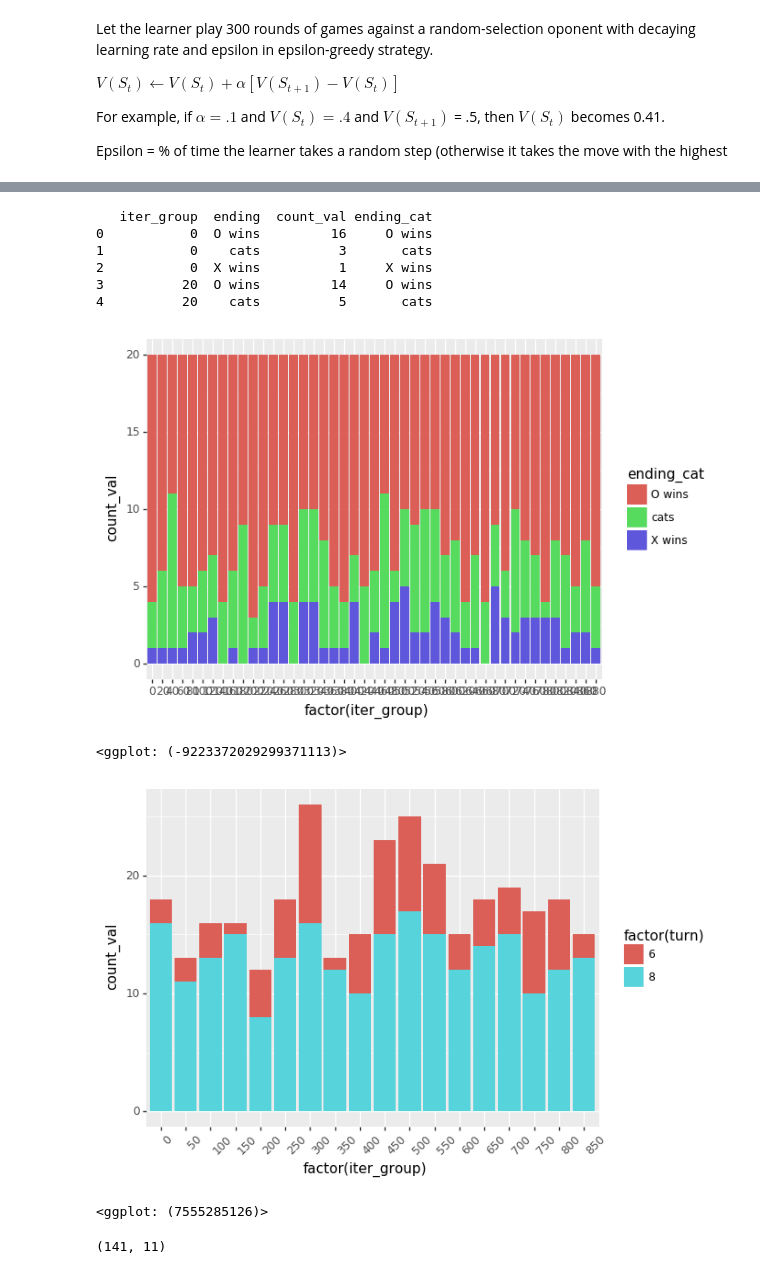
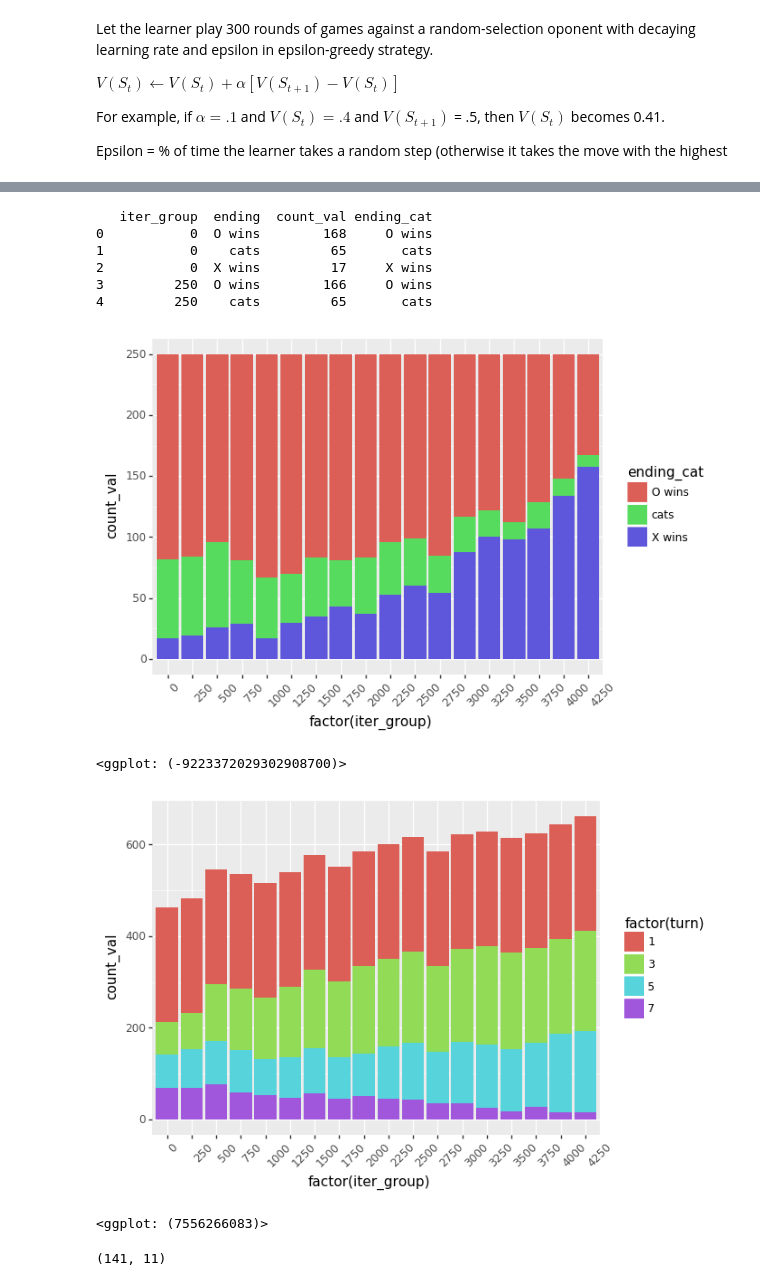
Before and after one commit to jmaddalena/reinforcement_learning, a Jupyter notebook: tic_tac_toe.ipynb, the cells around one changed output, grey strips where cells are left out. Saved outputs shown, nothing was run; the diff lists cells and outputs as text; code cells hidden in the pictures.

Commit message:
learner is now learning, basic model

```diff
--- a/tic_tac_toe.ipynb
+++ b/tic_tac_toe.ipynb
@@ -146,11 +149,10 @@ For example, if $\alpha  = .1$ and $V(S_t) = .4$ and $V(S_{t+1})$ = .5, then $V(
 Epsilon = % of time the learner takes a random step
 (otherwise it takes the move with the highest
 # %%
-def learner_move(curr_board, epsilon, alpha, player = 'X'):
+def learner_move(curr_board, prev_board, epsilon, alpha, player = 'X'):
 
-    curr_board_str = ','.join(curr_board)
-
-    curr_board_value = get_value_board(curr_board, value_df)
+#     curr_board_str = ','.join(curr_board)
+#     curr_board_value = get_value_board(curr_board, value_df)
 
     still_open = np.where(curr_board == '')[0]
 
@@ -179,9 +181,15 @@ def learner_move(curr_board, epsilon, alpha, player = 'X'):
 
     new_board_value = get_value_board(new_board, value_df)
 
-    curr_board_value  = curr_board_value + alpha*(new_board_value - curr_board_value)
+#     curr_board_value  = curr_board_value + alpha*(new_board_value - curr_board_value)
+#     value_df.loc[value_df['board_str'] == curr_board_str, 'value'] = curr_board_value
 
-    value_df.loc[value_df['board_str'] == curr_board_str, 'value'] = curr_board_value
+    if prev_board is not None:
+        prev_board_str = ','.join(prev_board)
+        prev_board_value = get_value_board(prev_board, value_df)
+
+        prev_board_value  = prev_board_value + alpha*(new_board_value - prev_board_value)
+        value_df.loc[value_df['board_str'] == prev_board_str, 'value'] = prev_board_value
 
     return new_board
 
@@ -225,10 +233,10 @@ def smartish_move(curr_board, player = 'O'):
 
     return new_board
 
-def make_move(curr_board, turn, epsilon, alpha, RL_player = 'X'):
+def make_move(curr_board, prev_board, turn, epsilon, alpha, RL_player = 'X'):
 
     if turn in [0,2,4,6,8]:
-        new_board = learner_move(curr_board, epsilon, alpha, player = RL_player)
+        new_board = learner_move(curr_board, prev_board, epsilon, alpha, player = RL_player)
 
     else:
         comp_player = np.asscalar(np.where(RL_player == 'X', 'O', 'X'))
@@ -252,6 +260,7 @@ def play_round(epsilon, alpha, show = False):
 
     old_value_df = value_df.copy()
 
+    prev_board = None
     curr_board = np.array(['', '', '', '', '', '', '', '', ''])
 
     turn = 0
@@ -260,7 +269,13 @@ def play_round(epsilon, alpha, show = False):
 
     while(turn < 9 and check_win is False):
 
-        new_board = make_move(curr_board, turn, epsilon, alpha)
+#         print(turn)
+#         print('prev')
+#         print(prev_board)
+#         print('curr')
+#         print(curr_board)
+
+        new_board = make_move(curr_board, prev_board, turn, epsilon, alpha)
 
         if show:
             print_board(new_board)
@@ -270,7 +285,8 @@ def play_round(epsilon, alpha, show = False):
 
         check_win = x_wins or o_wins
 
-        curr_board = new_board
+        prev_board = curr_board.copy()
+        curr_board = new_board.copy()
         turn = turn + 1
 
     new_value_df = value_df.copy()
@@ -298,7 +314,7 @@ def play_all_rounds(alpha_list, epsilon_list):
     turns_list = []
 
     for i in range(num_epochs):
-        if i % 500 == 0:
+        if i % 100 == 0:
             print(i)
 
         end_board, turns_change, winner = play_round(epsilon_list[i], alpha_list[i])
@@ -320,5 +339,5 @@ value_df.shape
 # %%
-epsilon_list = np.arange(1, .1, -.0001)
+epsilon_list = np.arange(1, .1, -.0002)
 alpha_list = np.array([.3] * len(epsilon_list))
 
 wins, turns = play_all_rounds(alpha_list, epsilon_list)
@@ -327,7 +360,7 @@ wins_df = pd.DataFrame({'ending':wins})
 
 wins_df['iter'] = range(wins_df.shape[0])
 
-wins_df['iter_group'] = wins_df['iter'].apply(lambda num: num - (num % 20))
+wins_df['iter_group'] = wins_df['iter'].apply(lambda num: num - (num % 250))
 
 wins_df_group = wins_df.groupby('iter_group')['ending'].value_counts().rename(columns = {'': ''}).reset_index().rename(columns = {0:'count_val'})
 
@@ -336,33 +369,34 @@ wins_df_group['ending_cat'] = pd.Categorical(wins_df_group['ending'], categories
 print(wins_df_group.head())
 
 (p9.ggplot(wins_df_group, p9.aes(x = 'factor(iter_group)', fill = 'ending_cat', y = 'count_val')) +
-p9.geom_col()
+p9.geom_col() +
+p9.theme(axis_text_x=p9.element_text(rotation=45, hjust=0))
 )
 # %% [output]
    iter_group  ending  count_val ending_cat
-0           0  O wins         16     O wins
-1           0    cats          3       cats
-2           0  X wins          1     X wins
-3          20  O wins         14     O wins
-4          20    cats          5       cats
+0           0  O wins        168     O wins
+1           0    cats         65       cats
+2           0  X wins         17     X wins
+3         250  O wins        166     O wins
+4         250    cats         65       cats
-[figure, old version]
+[figure, new version]
-<ggplot: (-9223372029299371113)>
+<ggplot: (-9223372029302908700)>
 # %%
 turns_df = pd.DataFrame([[i, val] for i in range(len(turns)) for val in turns[i]], columns = ['iter', 'turn'])
 
-turns_df['iter_group'] = turns_df['iter'].apply(lambda num: num - (num % 50))
+turns_df['iter_group'] = turns_df['iter'].apply(lambda num: num - (num % 250))
 
 turns_df_group = turns_df.groupby('iter_group')['turn'].value_counts().rename(columns = {'': ''}).reset_index().rename(columns = {0:'count_val'})
 
 turns_df_group_lim = turns_df_group.loc[turns_df_group['turn'] != -99]
 
 (p9.ggplot(turns_df_group_lim, p9.aes(x = 'factor(iter_group)', y = 'count_val', fill = 'factor(turn)')) +
 p9.geom_col() +
 p9.theme(axis_text_x=p9.element_text(rotation=45, hjust=0))
 )
 # %% [output]
-[figure, old version]
+[figure, new version]
-<ggplot: (7555285126)>
+<ggplot: (7556266083)>
 # %%
 new_values = value_df.loc[~value_df['value'].isin([0, 0.5, 1])]
 
```
Also changed, not shown: parts of 11 cells of this notebook.
